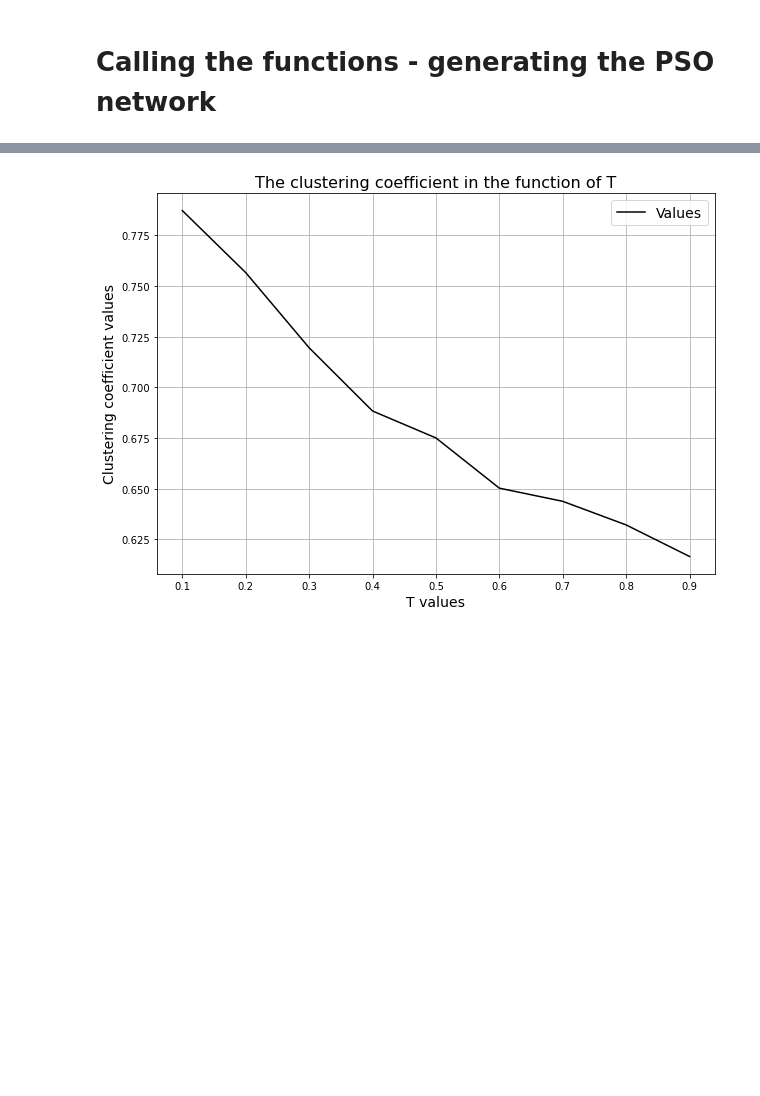
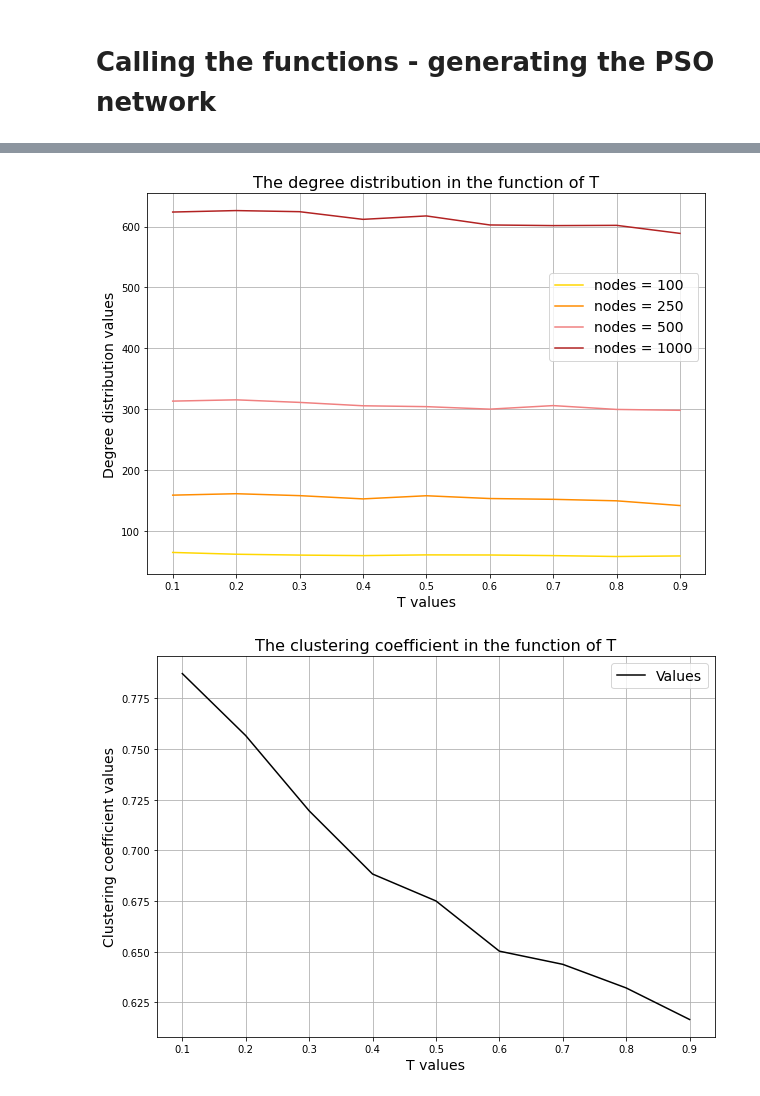
Before and after one commit to domonkoshaffner/network_visualisation, a Jupyter notebook: popularity_vs_similarity_hyperb_extended_T_model.ipynb, the cells around one changed output, grey strips where cells are left out. Drawn from its saved outputs; the diff is of its cells as text; code cells hidden in the pictures; blank space fills up the shorter version.

Commit message:
Add degree dist functions

```diff
--- a/popularity_vs_similarity_hyperb_extended_T_model.ipynb
+++ b/popularity_vs_similarity_hyperb_extended_T_model.ipynb
@@ -326,3 +323,32 @@ circle_plot(new_num_nodes_to_generate, inner_x, inner_y, circumf_x, circumf_y, c
+# %%
+# Degree distributions of different networks
+
+degree_dist_100 = [64.95049504950495, 62.0,60.59405940594059,59.76237623762376,60.93069306930693,60.75247524752475,59.76237623762376,58.277227722772274,59.18811881188119]
+degree_dist_250 = [159.003984063745,161.35458167330677,158.199203187251,152.85258964143426,158.0239043824701,153.45019920318725,152.1593625498008,149.69721115537848,141.92828685258965]
+degree_dist_1000 = [623.7862137862138,626.1838161838161,624.3636363636364,611.7722277722278, 617.3966033966034,602.5754245754246,601.5244755244755,601.93006993007,588.7412587412588]
+degree_dist_500 = [313.373253493014,315.4930139720559,311.2694610778443,305.7245508982036,304.29940119760477,300.19161676646706,306.01197604790417,299.7325349301397,298.29940119760477]
+
+# Plotting the clustering coefficient in the function of T
+
+plt.figure(figsize = (10,7))
+
+plt.plot(T, degree_dist_100, color = 'gold', label = 'nodes = 100')
+plt.plot(T, degree_dist_250, color = 'darkorange', label = 'nodes = 250')
+plt.plot(T, degree_dist_500, color = 'lightcoral', label = 'nodes = 500')
+plt.plot(T, degree_dist_1000 , color = 'firebrick', label = 'nodes = 1000')
+
+plt.title('The degree distribution in the function of T', fontsize = 16)
+plt.xlabel('T values', fontsize = 14)
+plt.ylabel('Degree distribution values', fontsize = 14)
+
+plt.legend(loc='center right', bbox_to_anchor=(0.5, 0.425, 0.5, 0.5), fontsize = 14)
+plt.grid()
+
+#plt.savefig('degree_T.jpg', dpi = 400)
+
+plt.show()
+# %% [output]
+[figure, added]
 # %%
 # Plotting the clustering coefficient in the function of T
 
```
Also changed, not shown: parts of 3 cells of this notebook.
